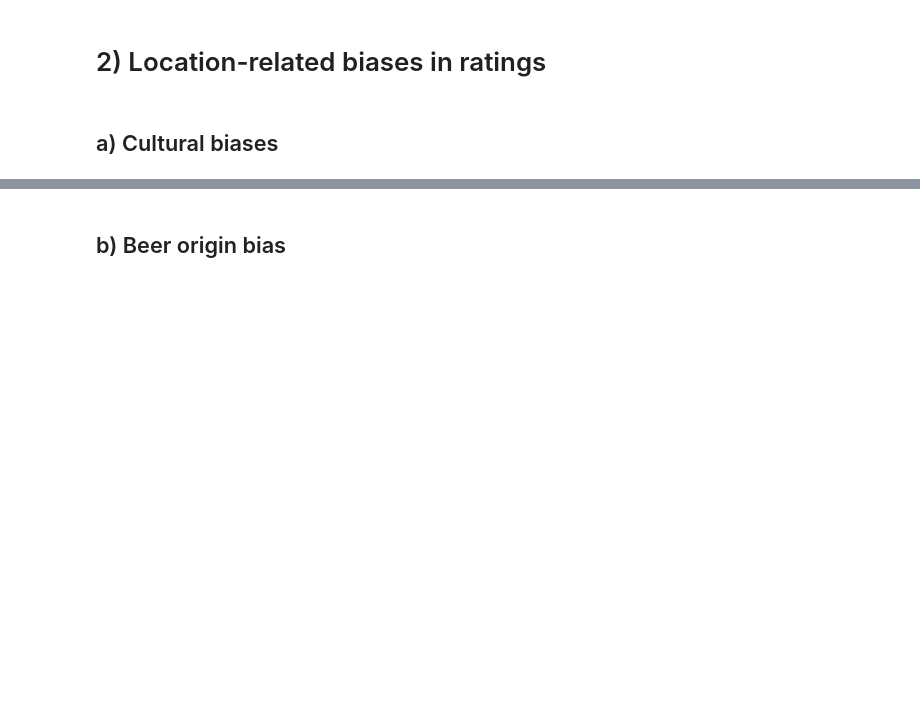
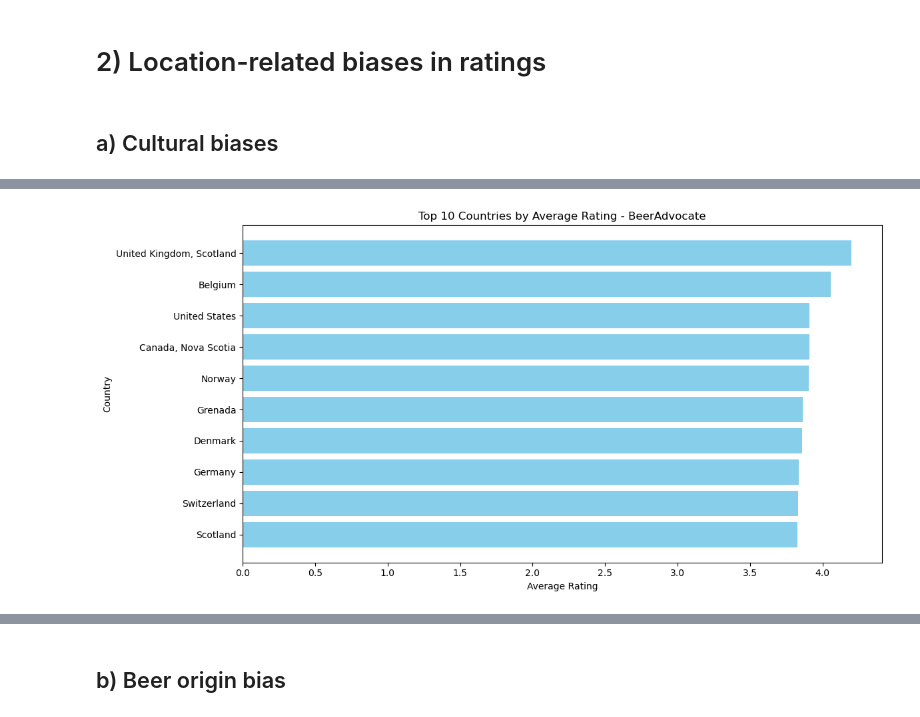
Before and after one commit to epfl-ada/ada-2024-project-datapilots, a Jupyter notebook: results.ipynb, the cells around one changed output, grey strips where cells are left out. Drawn from its saved outputs; the diff is of its cells as text; code cells hidden in the pictures; blank space fills up the shorter version.

```diff
--- a/results.ipynb
+++ b/results.ipynb
@@ -970,0 +1001,8 @@ NameError: name 'sm' is not defined
+# %%
+# Calculate average final rating for each country in BeerAdvocate
+ba_country_avg_rating = ba_ratings_loc_filtered.groupby('brewery_location')['rating'].mean().reset_index()
+ba_country_avg_rating.columns = ['brewery_location', 'average_rating']
+
+# Calculate average final rating for each country in RateBeer
+rb_country_avg_rating = rb_ratings_loc_filtered.groupby('brewery_location')['rating'].mean().reset_index()
+rb_country_avg_rating.columns = ['brewery_location', 'average_rating']
@@ -970,0 +1031,4 @@ NameError: name 'sm' is not defined
+# %%
+# Calculate top 10 and least 10 countries by average rating for BeerAdvocate
+ba_top_10 = ba_country_avg_rating.nlargest(10, 'average_rating')
+ba_least_10 = ba_country_avg_rating.nsmallest(10, 'average_rating')
@@ -970,0 +1039,12 @@ NameError: name 'sm' is not defined
+# %%
+# Plot Top 10 Countries by Average Rating - BeerAdvocate
+plt.figure(figsize=(12, 6))
+plt.barh(ba_top_10['brewery_location'], ba_top_10['average_rating'], color='skyblue')
+plt.title("Top 10 Countries by Average Rating - BeerAdvocate")
+plt.xlabel("Average Rating")
+plt.ylabel("Country")
+plt.gca().invert_yaxis()
+plt.tight_layout()
+plt.show()
+# %% [output]
+[figure, added]
```
Also changed, not shown: parts of 28 cells of this notebook.
